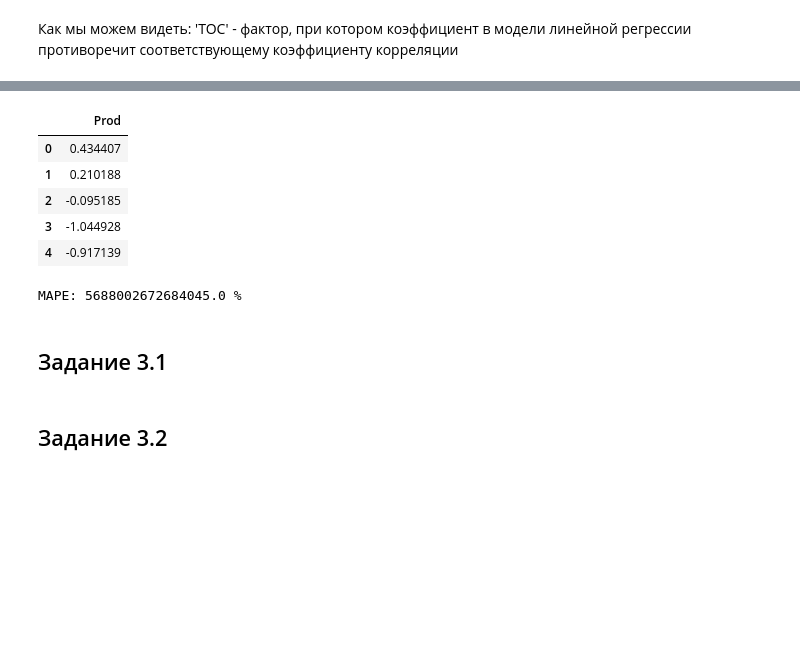
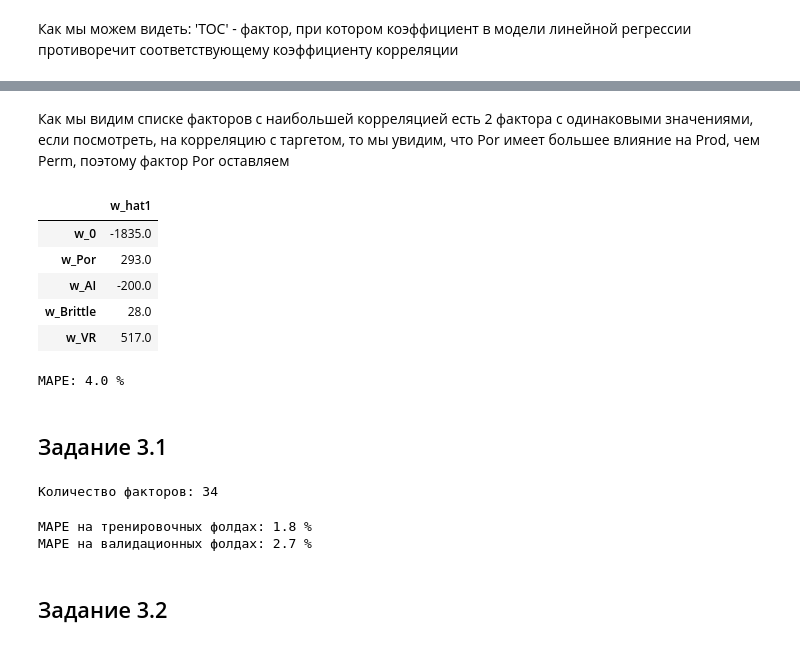
Before and after one commit to Ruugiko/SF_DS, a Jupyter notebook: Skillfactory/Математика/Khvan.ipynb, the cells around one changed output, grey strips where cells are left out. Cells and saved outputs as stored; diff of their text form; code cells hidden in the pictures; blank space fills up the shorter version.

```diff
--- a/Skillfactory/Математика/Khvan.ipynb
+++ b/Skillfactory/Математика/Khvan.ipynb
@@ -170,7 +171,13 @@ display(compare)
 # %%
+# Факторы с корреляцией между собой больше 0.7
+features = M.drop('Prod', axis=1)
+np.fill_diagonal(features.values, 0)
+factors_corr_max = features.abs().max()
+print(f'Факторы с наибольшей корреляцией:\n{factors_corr_max[factors_corr_max > 0.7] }')
 
-# Исключаем факторы с сильной корреляцией. Находим корреляцию между факторами.
-M_drop = M.drop('Prod', axis=1)
-for col in M.columns:
-    M[col][col] = 0
-factors_drop = M.abs().max().sort_values(ascending=False)
+#Факторы с корреляцией с целевым признаком меньше 0.05
+factors_corr_min = compare['w_hat_model'].abs()
+print(f'Факторы с наименьшей корреляцией:\n{factors_corr_min[factors_corr_min< 0.05]}')
+
+# Исключаем факторы с сильной корреляцией.
+M_corr = data.copy().drop(['Perm', 'TOC', 'Well'], axis=1)
@@ -193,4 +192,0 @@ Index(['Well'], dtype='object')
-# %%
-#Исключите из данных сильно коррелированные между собой факторы.
-M_corr = M.copy().drop(['Perm', 'TOC', 'Well'], axis=1)
-M_corr
@@ -207,26 +205,38 @@ M_corr
+# %% [markdown]
+Как мы видим списке факторов с наибольшей корреляцией еcть 2 фактора с одинаковыми значениями, если посмотреть, на корреляцию с таргетом, то мы увидим, что Por имеет большее влияние на Prod, чем Perm, поэтому фактор Por оставляем
 # %%
 #Постройте линейную регрессию на обновлённых после удаления факторов данных по методу наименьших квадратов.
-x1 = np.column_stack((np.ones(M_corr.shape[0]), M_corr.drop('Prod', axis=1)))
+x1 = np.column_stack((np.ones(200), M_corr.drop('Prod', axis=1)))
 y1 = M_corr[['Prod']]
 w_hat1 = np.linalg.inv(x1.T@x1)@x1.T@y1
-w_hat1
+w_name1  = list(map(lambda x: 'w_' + x, (['0'] + list(M_corr.columns)[:-1])))
+w_hat1.index = w_name1
+w_hat1.columns = {'w_hat1'}
+w_hat1.round(0)
 # %% [output]
-|  | Prod |
-| 0 | 0.434407 |
-| 1 | 0.210188 |
-| 2 | -0.095185 |
-| 3 | -1.044928 |
-| 4 | -0.917139 |
+|  | w_hat1 |
+| w_0 | -1835.0 |
+| w_Por | 293.0 |
+| w_AI | -200.0 |
+| w_Brittle | 28.0 |
+| w_VR | 517.0 |
 # %%
 # Сделайте прогноз для всего обучающего набора данных и рассчитайте метрику MAPE (Mean Absolute Percentage Error).
 y_pred1 = x1 @ w_hat1.values
 
 print(f'MAPE: {(mean_absolute_percentage_error(y1, y_pred1)*100).round(1)} %')
 # %% [output]
-MAPE: 5688002672684045.0 %
+MAPE: 4.0 %
 # %% [markdown]
 ## Задание 3.1
 # %%
 #Сгенерируйте полиномиальные признаки третьего порядка на факторах, которые вы выбрали для обучения моделей
+from sklearn.preprocessing import PolynomialFeatures
+poly = PolynomialFeatures(degree=3, include_bias=False)
+M_poly = poly.fit_transform( M_corr.drop('Prod', axis=1))
+
+print(f'Количество факторов: {M_poly.shape[1]}')
+# %% [output]
+Количество факторов: 34
 # %%
 #Обучите модель линейной регрессии из библиотеки sklearn (LinearRegression) на полученных полиномиальных факторах.
@@ -233,5 +246,12 @@ MAPE: 5688002672684045.0 %
 # %%
 #Оцените среднее значение метрики MAPE, используя кросс-валидацию на пяти фолдах.
+from sklearn.model_selection import cross_validate
+cv_results = cross_validate(lr, M_poly, y, scoring='neg_mean_absolute_percentage_error', cv=5, return_train_score=True)
+print('MAPE на тренировочных фолдах: {:.1f} %'.format(-cv_results['train_score'].mean()* 100))
+print('MAPE на валидационных фолдах: {:.1f} %'.format(-cv_results['test_score'].mean() * 100))
+# %% [output]
+MAPE на тренировочных фолдах: 1.8 %
+MAPE на валидационных фолдах: 2.7 %
 # %% [markdown]
 ## Задание 3.2
 # %%
```
Also changed, not shown: parts of 12 cells of this notebook.
